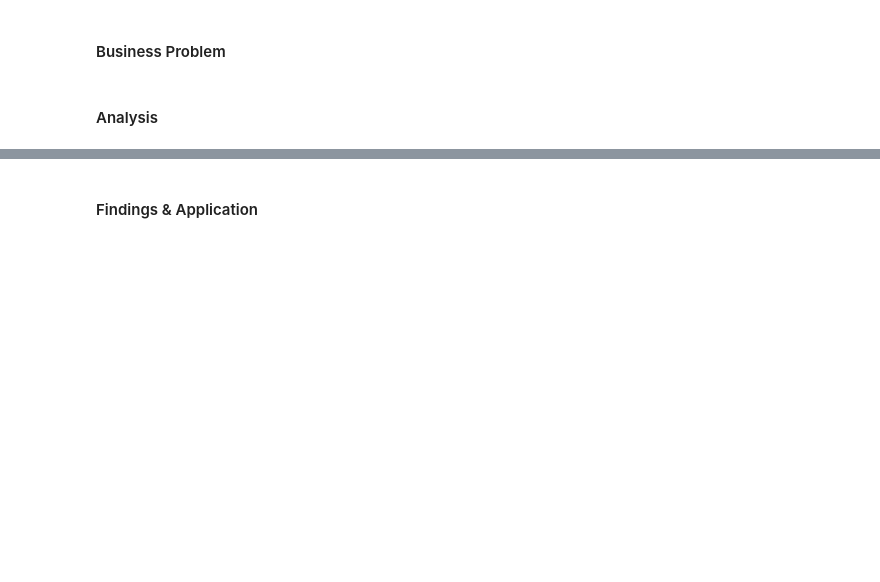
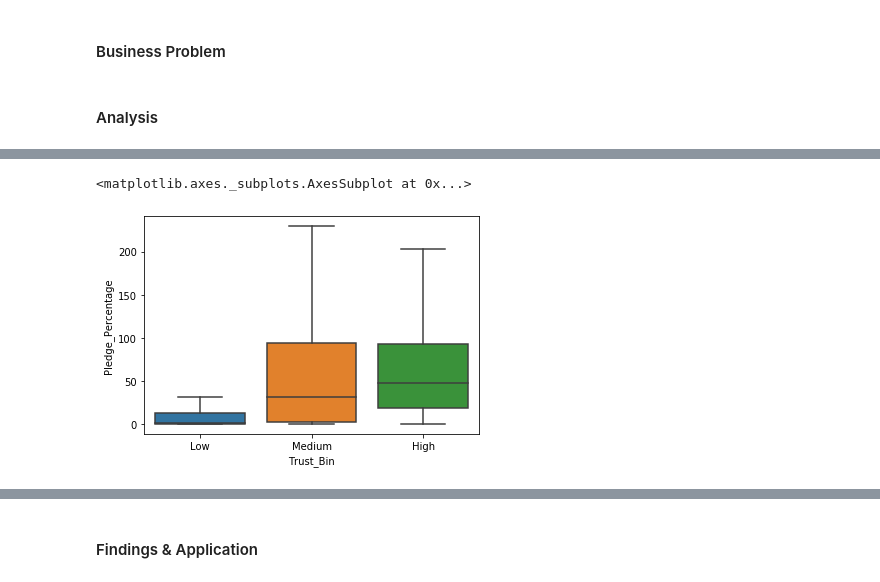
Before and after one commit to powergascan/mod3-hypothesis-testing, a Jupyter notebook: hypothesis_testing.ipynb, the cells around one changed output, grey strips where cells are left out. Saved outputs shown, nothing was run; the diff lists cells and outputs as text; code cells hidden in the pictures; blank space fills up the shorter version.

```diff
--- a/hypothesis_testing.ipynb
+++ b/hypothesis_testing.ipynb
@@ -43,0 +120,2 @@ trust_and_country_pledge_rate.head()
+# %%
+trust_funding_data_agg=Aggregate_Mean(trust_funding_data,['Trust_Bin','Created_Month','Category'])
@@ -44 +126,6 @@ trust_and_country_pledge_rate.head()
+# %%
+sns.boxplot(x='Trust_Bin', y='Pledge_Percentage', data=trust_funding_data_agg,showfliers=False)
+# %% [output]
+<matplotlib.axes._subplots.AxesSubplot at 0x...>
+[figure, added]
 # %%
```
Also changed, not shown: parts of 26 cells of this notebook, 8 other files.
